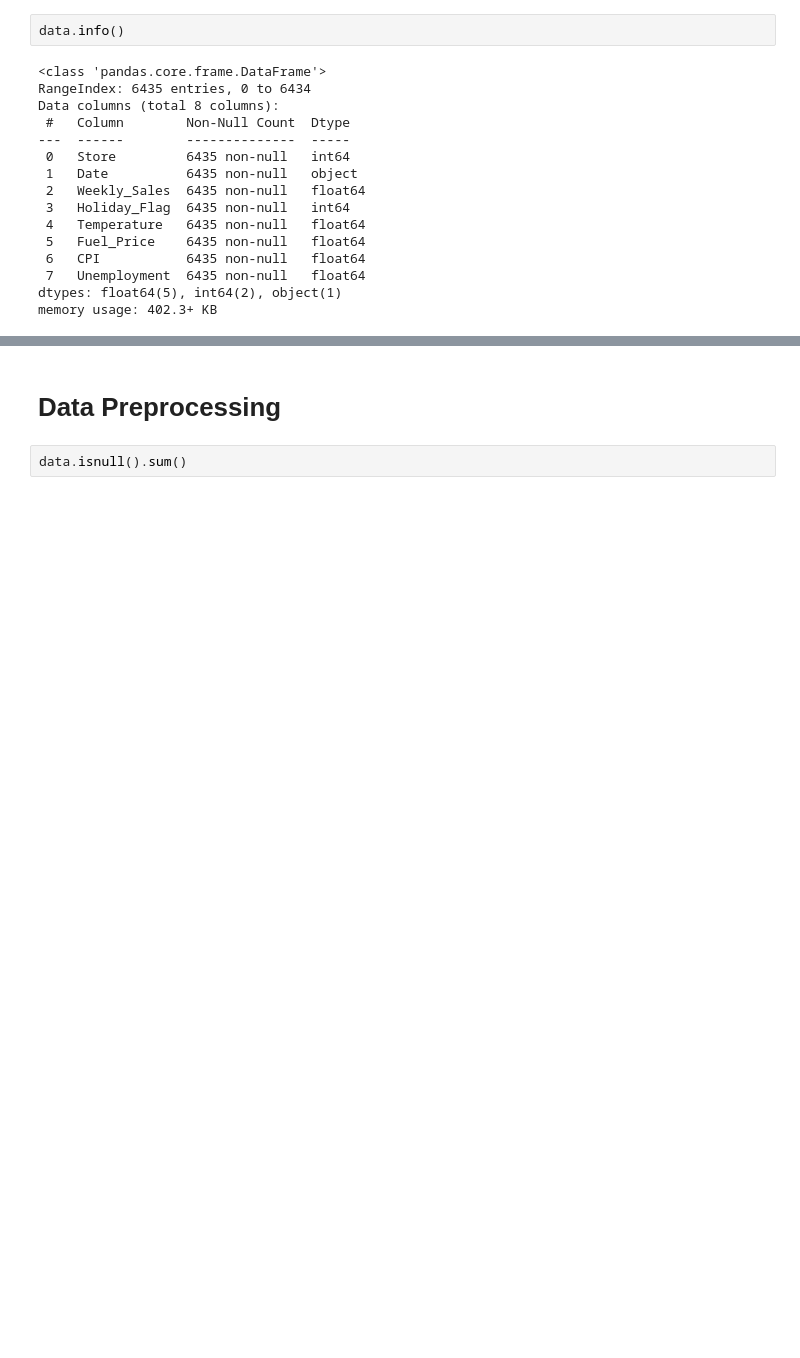
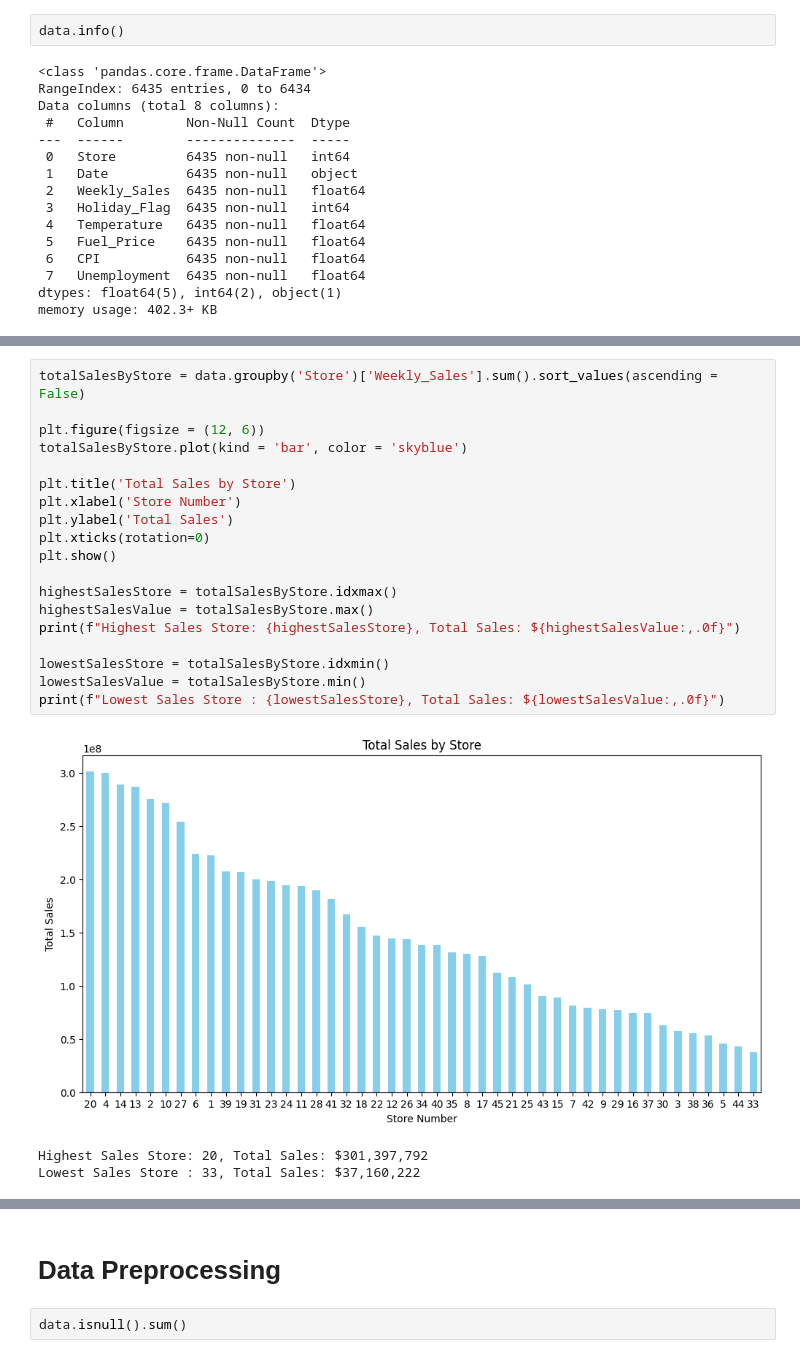
Before and after one commit to rydzze/Regression-Decision-Tree-on-Walmart-Dataset, a Jupyter notebook: regression-decision-tree.ipynb, the cells around one changed output, grey strips where cells are left out. Drawn from its saved outputs; the diff is of its cells as text; blank space fills up the shorter version.

```diff
--- a/regression-decision-tree.ipynb
+++ b/regression-decision-tree.ipynb
@@ -148,0 +144,23 @@ plt.show()
+# %%
+totalSalesByStore = data.groupby('Store')['Weekly_Sales'].sum().sort_values(ascending = False)
+
+plt.figure(figsize = (12, 6))
+totalSalesByStore.plot(kind = 'bar', color = 'skyblue')
+
+plt.title('Total Sales by Store')
+plt.xlabel('Store Number')
+plt.ylabel('Total Sales')
+plt.xticks(rotation=0)
+plt.show()
+
+highestSalesStore = totalSalesByStore.idxmax()
+highestSalesValue = totalSalesByStore.max()
+print(f"Highest Sales Store: {highestSalesStore}, Total Sales: ${highestSalesValue:,.0f}")
+
+lowestSalesStore = totalSalesByStore.idxmin()
+lowestSalesValue = totalSalesByStore.min()
+print(f"Lowest Sales Store : {lowestSalesStore}, Total Sales: ${lowestSalesValue:,.0f}")
+# %% [output]
+[figure, added]
+Highest Sales Store: 20, Total Sales: $301,397,792
+Lowest Sales Store : 33, Total Sales: $37,160,222
```
Also changed, not shown: parts of 37 cells of this notebook.
